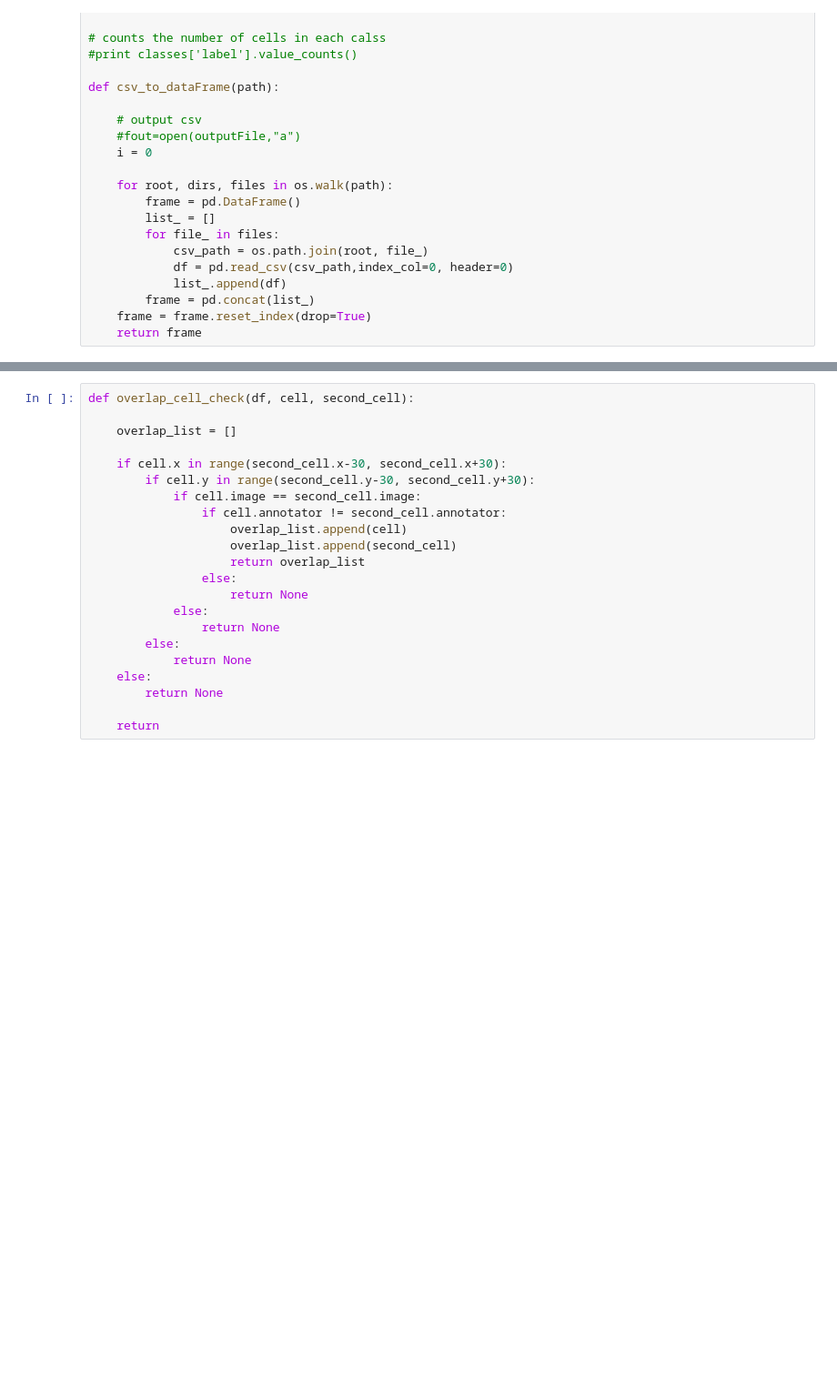
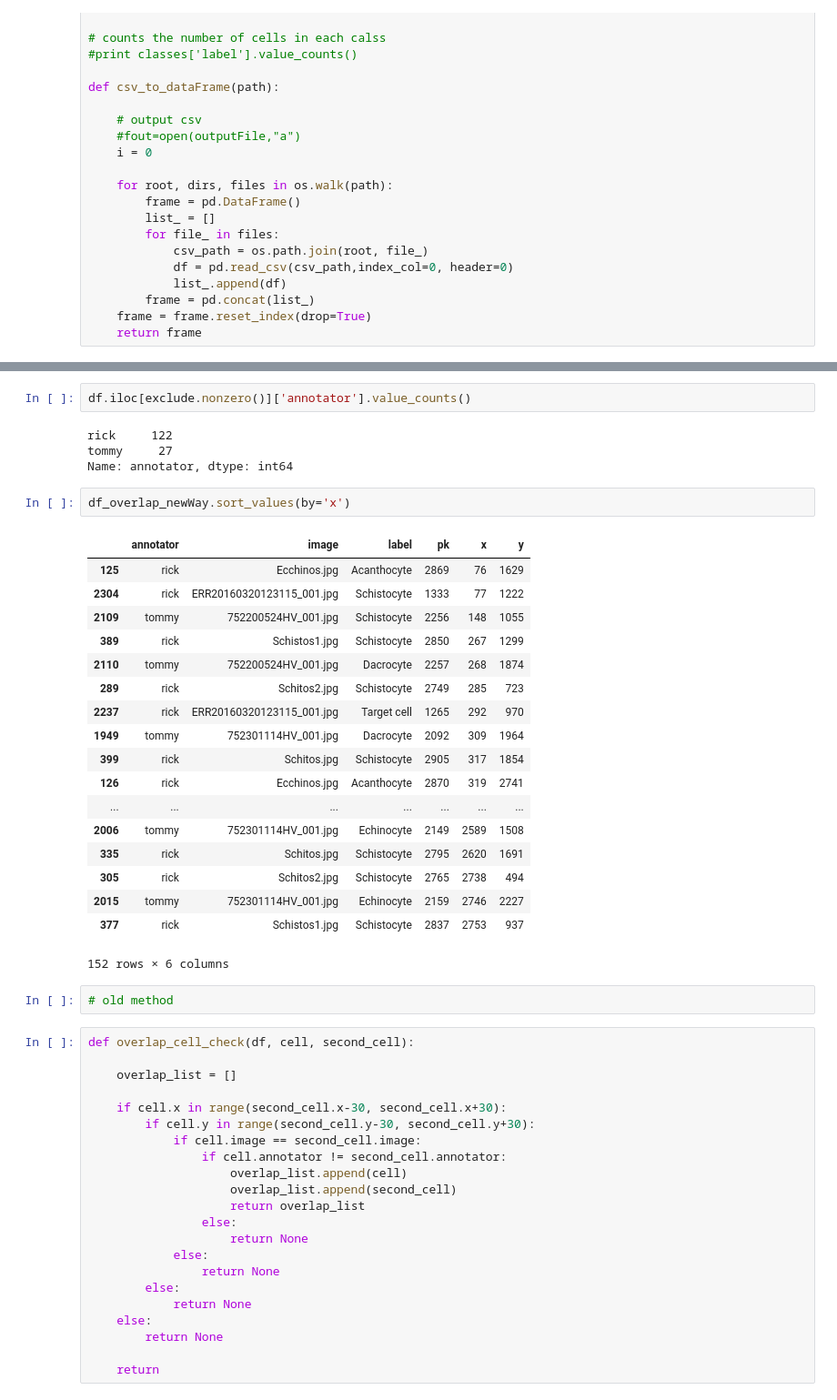
Before and after one commit to tjdurant/rbc_cnn_old, a Jupyter notebook: notebooks/DataFramePractice.ipynb, the cells around one changed output, grey strips where cells are left out. Shown at 91% size. Drawn from its saved outputs; the diff is of its cells as text; blank space fills up the shorter version.

```diff
--- a/notebooks/DataFramePractice.ipynb
+++ b/notebooks/DataFramePractice.ipynb
@@ -106,3 +350,32 @@ IndexError: index 6 is out of bounds for axis 0 with size 6
+# %%
+df.iloc[exclude.nonzero()]['annotator'].value_counts()
+# %% [output]
+rick     122
+tommy     27
+Name: annotator, dtype: int64
+# %%
+df_overlap_newWay.sort_values(by='x')
+# %% [output]
+|  | annotator | image | label | pk | x | y |
+| 125 | rick | Ecchinos.jpg | Acanthocyte | 2869 | 76 | 1629 |
+| 2304 | rick | ERR20160320123115_001.jpg | Schistocyte | 1333 | 77 | 1222 |
+| 2109 | tommy | 752200524HV_001.jpg | Schistocyte | 2256 | 148 | 1055 |
+| 389 | rick | Schistos1.jpg | Schistocyte | 2850 | 267 | 1299 |
+| 2110 | tommy | 752200524HV_001.jpg | Dacrocyte | 2257 | 268 | 1874 |
+| 289 | rick | Schitos2.jpg | Schistocyte | 2749 | 285 | 723 |
+| 2237 | rick | ERR20160320123115_001.jpg | Target cell | 1265 | 292 | 970 |
+| 1949 | tommy | 752301114HV_001.jpg | Dacrocyte | 2092 | 309 | 1964 |
+| 399 | rick | Schitos.jpg | Schistocyte | 2905 | 317 | 1854 |
+| 126 | rick | Ecchinos.jpg | Acanthocyte | 2870 | 319 | 2741 |
+| ... | ... | ... | ... | ... | ... | ... |
+| 2006 | tommy | 752301114HV_001.jpg | Echinocyte | 2149 | 2589 | 1508 |
+| 335 | rick | Schitos.jpg | Schistocyte | 2795 | 2620 | 1691 |
+| 305 | rick | Schitos2.jpg | Schistocyte | 2765 | 2738 | 494 |
+| 2015 | tommy | 752301114HV_001.jpg | Echinocyte | 2159 | 2746 | 2227 |
+| 377 | rick | Schistos1.jpg | Schistocyte | 2837 | 2753 | 937 |
+152 rows × 6 columns
+# %%
+# old method
 # %%
 def overlap_cell_check(df, cell, second_cell):
 
```
Also changed, not shown: parts of 32 cells of this notebook, 5 other files.
